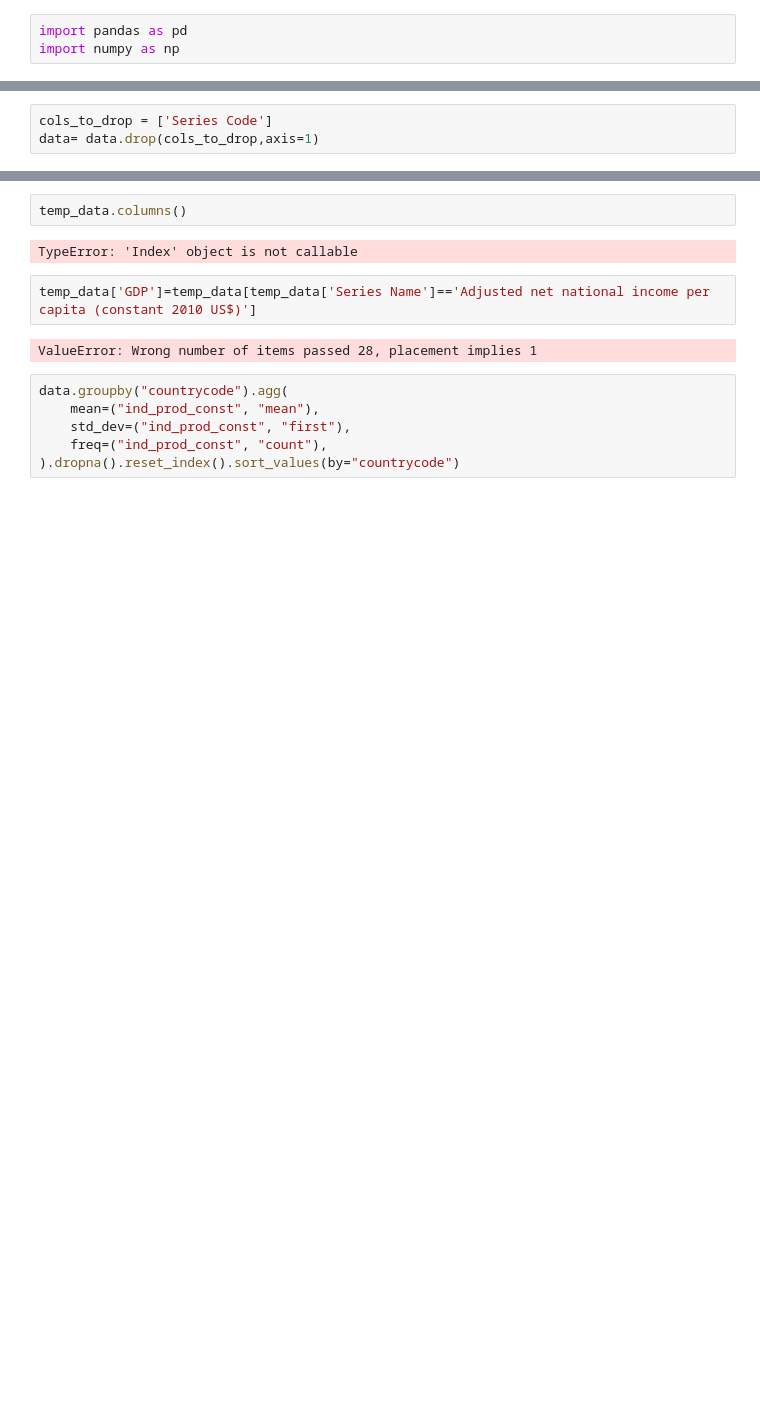
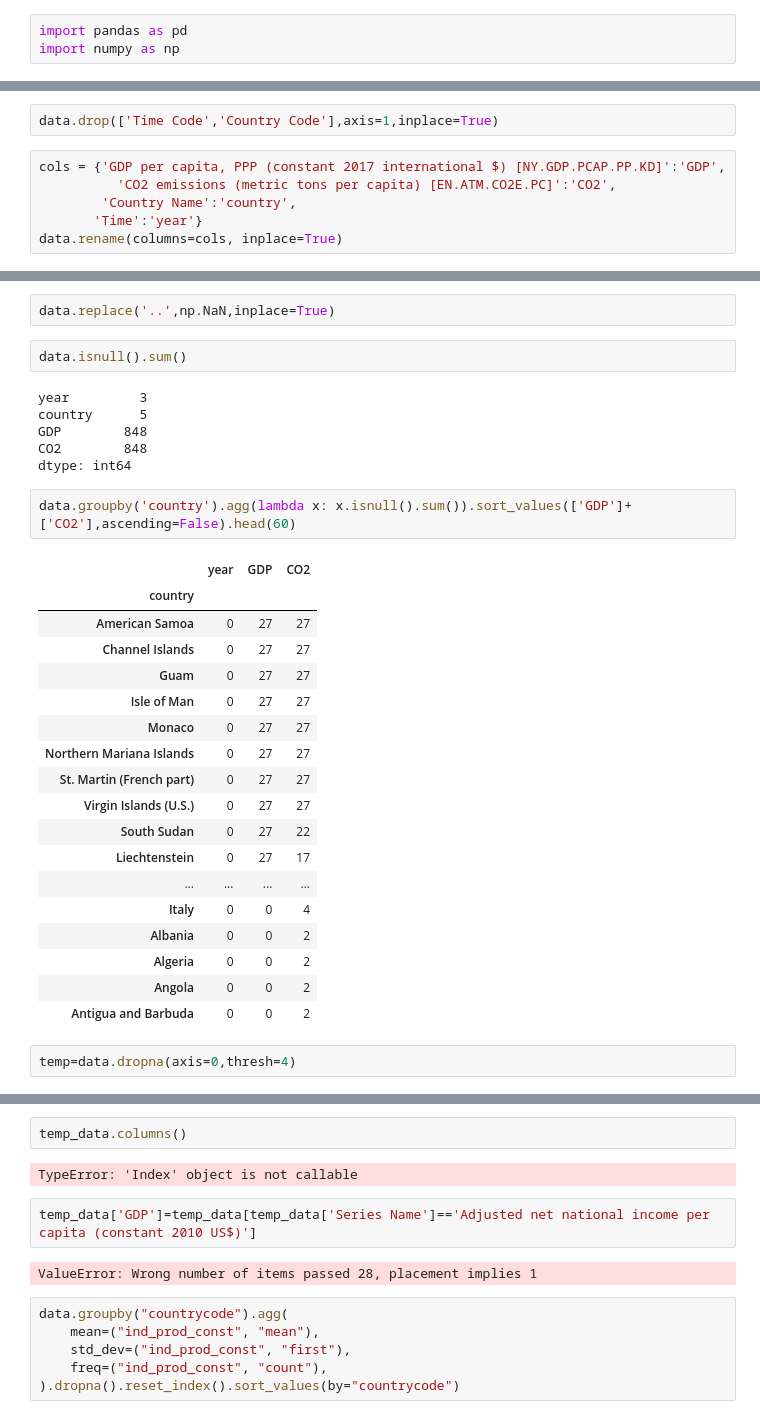
Before and after one commit to Swdenis/CO2emissions-GDP, a Jupyter notebook: code_2.ipynb, the cells around one changed output, grey strips where cells are left out. Saved outputs shown, nothing was run; the diff lists cells and outputs as text; blank space fills up the shorter version.

Commit message:
changed data

```diff
--- a/code_2.ipynb
+++ b/code_2.ipynb
@@ -27,6 +30,3 @@ print(data.head())
-# %%
-cols_to_drop = ['Series Code']
-data= data.drop(cols_to_drop,axis=1)
 # %%
 data.columns
 # %% [output]
@@ -46,0 +37,8 @@ array(['GDP per capita (constant 2010 US$)',
+# %%
+data.drop(['Time Code','Country Code'],axis=1,inplace=True)
+# %%
+cols = {'GDP per capita, PPP (constant 2017 international $) [NY.GDP.PCAP.PP.KD]':'GDP',
+          'CO2 emissions (metric tons per capita) [EN.ATM.CO2E.PC]':'CO2',
+        'Country Name':'country',
+       'Time':'year'}
+data.rename(columns=cols, inplace=True)
@@ -46,0 +58,33 @@ array(['GDP per capita (constant 2010 US$)',
+# %%
+data.replace('..',np.NaN,inplace=True)
+# %%
+data.isnull().sum()
+# %% [output]
+year         3
+country      5
+GDP        848
+CO2        848
+dtype: int64
+# %%
+data.groupby('country').agg(lambda x: x.isnull().sum()).sort_values(['GDP']+['CO2'],ascending=False).head(60)
+# %% [output]
+|  | year | GDP | CO2 |
+| country |  |  |  |
+| American Samoa | 0 | 27 | 27 |
+| Channel Islands | 0 | 27 | 27 |
+| Guam | 0 | 27 | 27 |
+| Isle of Man | 0 | 27 | 27 |
+| Monaco | 0 | 27 | 27 |
+| Northern Mariana Islands | 0 | 27 | 27 |
+| St. Martin (French part) | 0 | 27 | 27 |
+| Virgin Islands (U.S.) | 0 | 27 | 27 |
+| South Sudan | 0 | 27 | 22 |
+| Liechtenstein | 0 | 27 | 17 |
+| ... | ... | ... | ... |
+| Italy | 0 | 0 | 4 |
+| Albania | 0 | 0 | 2 |
+| Algeria | 0 | 0 | 2 |
+| Angola | 0 | 0 | 2 |
+| Antigua and Barbuda | 0 | 0 | 2 |
+# %%
+temp=data.dropna(axis=0,thresh=4)
```
Also changed, not shown: parts of 16 cells of this notebook, 3 other files.
